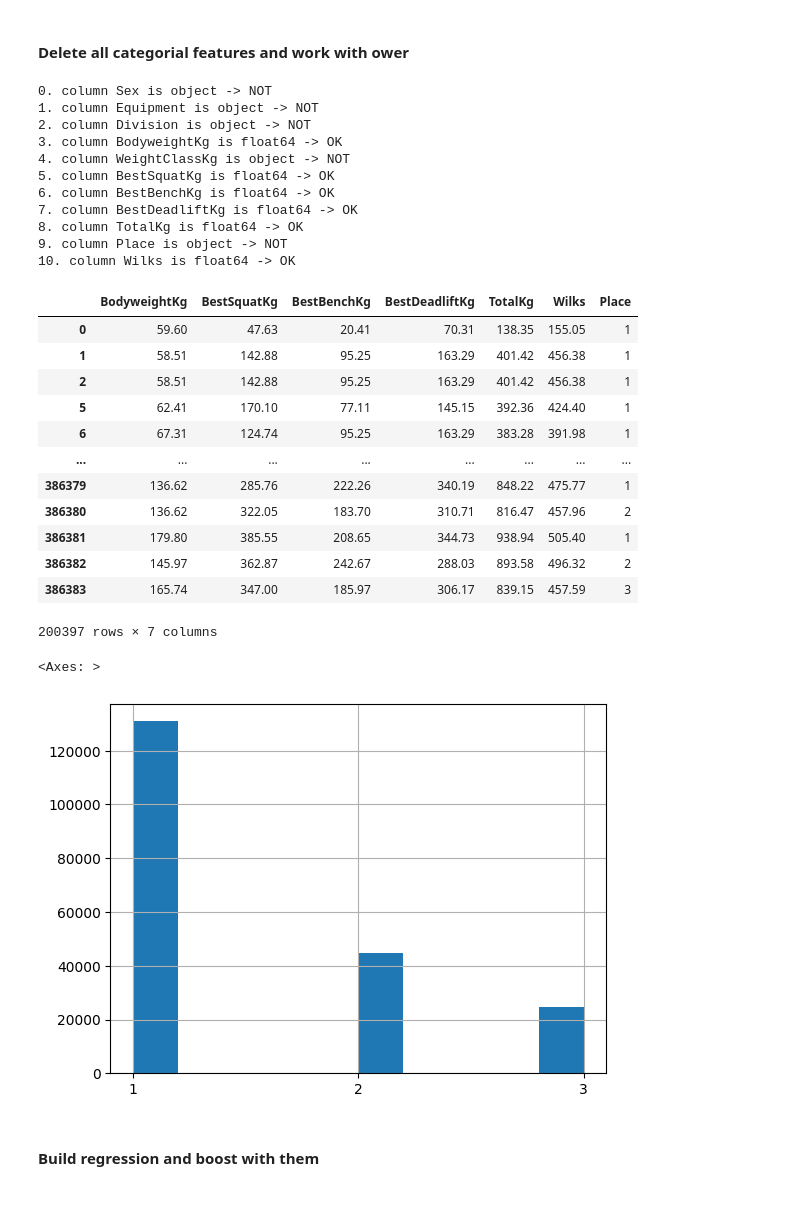
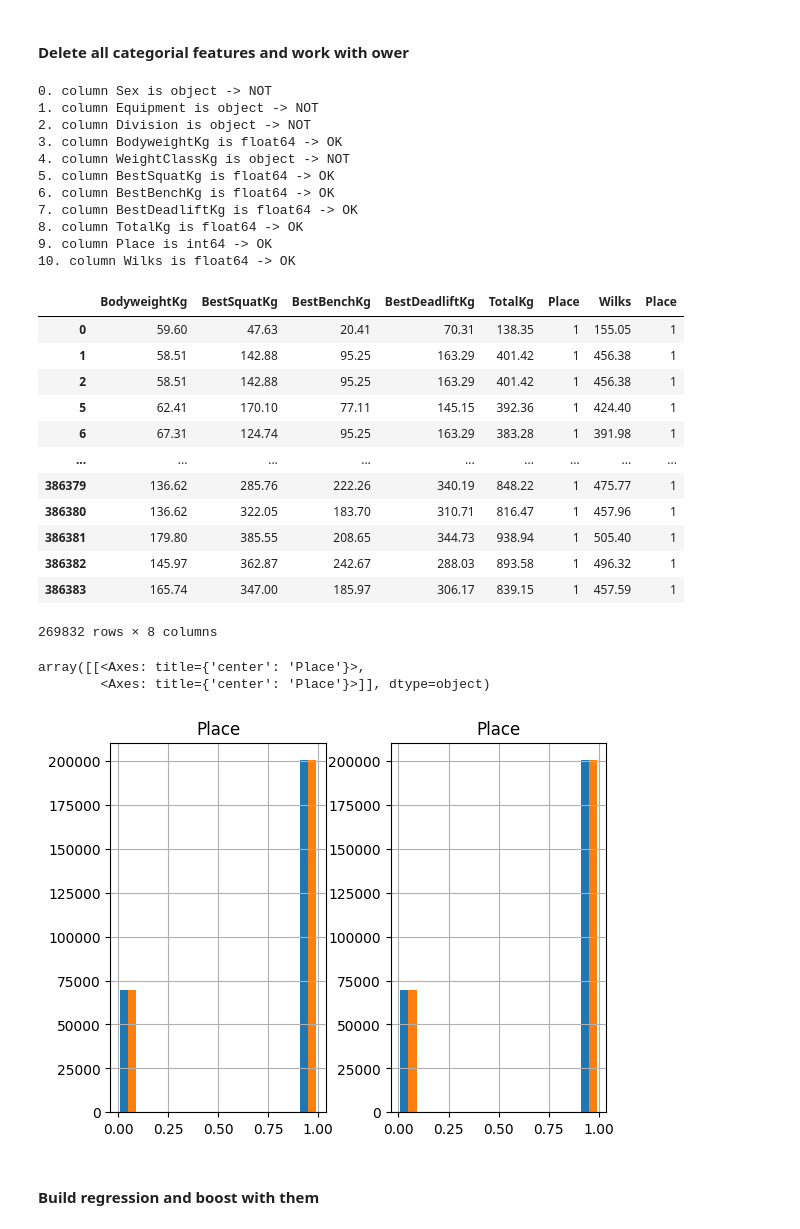
Before and after one commit to NikitaGoltsev/Theory_of_stat_decisions, a Jupyter notebook: lab04/lab04.ipynb, the cells around one changed output. Drawn from its saved outputs; the diff is of its cells as text; code cells hidden in the pictures; blank space fills up the shorter version.

Commit message:
Update_for_tables

```diff
--- a/lab04/lab04.ipynb
+++ b/lab04/lab04.ipynb
@@ -72,11 +74,25 @@ print(df.shape)
 (386414, 17)
 # %%
 # I need to drop some columns from dataframe
-Place_to_check = ['1', '2', '3']
+#  Place_to_check = ['1', '2']
+place_dict = {}
+winers_list = ['1', '2', '3']
 df = df.drop(columns=['Deadlift4Kg', 'Bench4Kg', 'Age', 'MeetID', 'Squat4Kg', 'Name'], axis=0)
 df = df.dropna()
 num_of_nan(df)
-df = df.loc[df['Place'].isin(Place_to_check)]
+
+'''
+#  df = df.loc[df['Place'].isin(Place_to_check)]
+places = df['Place'].unique()
+for ind, place in enumerate(places):
+    if(place in winers_list):
+        place_dict[place] = 1 # Призовые сеста
+    else:
+        place_dict[place] = 0 # Не призовые места
+
+#  df['Place'] = df['Place'].map(place_dict)
+df.Place = df.Place.replace(place_dict)
+'''
 print(df.shape)
 # %% [output]
 0. in Sex number of nan rows is 0
@@ -113,49 +129,64 @@ df
 def Only_num_columns(df: pd.DataFrame, row_num: np.int32, colm_num: np.int8) -> pd.DataFrame:
     df_res = pd.DataFrame()
     names = df.columns
     is_norm = {'i':1, 'f':1, 'd':1, 'o':0, 's':0}
     for index, name in enumerate(names):
         local_type = str(df[name].dtype)
         if is_norm[local_type[0]]:
             print(f'{index}. column {name} is {local_type} -> OK')
             extracted = df[name]
             #print(extracted)
             df_res = pd.concat([df_res, df[name]], axis=1)
         else:
             print(f'{index}. column {name} is {local_type} -> NOT')
 
     return df_res
 
+def convert_for_palace(df: pd.DataFrame, ln: np.int32) -> pd.DataFrame:
+
+    return df
+
 df_with_nums = pd.concat([Only_num_columns(df, df.shape[0], df.shape[1]), df['Place']], axis=1)
+places = df['Place'].unique()
+for ind, place in enumerate(places):
+    if(place in winers_list):
+        place_dict[place] = 1 # Призовые сеста
+    else:
+        place_dict[place] = 0 # Не призовые места
+
+#  df['Place'] = df['Place'].map(place_dict)
+df.Place = df.Place.replace(place_dict)
 display(df_with_nums)
+# df = df.drop(df.columns['Place'],axis=1)
 df_with_nums['Place'].hist()
 # %% [output]
 0. column Sex is object -> NOT
 1. column Equipment is object -> NOT
 2. column Division is object -> NOT
 3. column BodyweightKg is float64 -> OK
 4. column WeightClassKg is object -> NOT
 5. column BestSquatKg is float64 -> OK
 6. column BestBenchKg is float64 -> OK
 7. column BestDeadliftKg is float64 -> OK
 8. column TotalKg is float64 -> OK
-9. column Place is object -> NOT
+9. column Place is int64 -> OK
 10. column Wilks is float64 -> OK
-|  | BodyweightKg | BestSquatKg | BestBenchKg | BestDeadliftKg | TotalKg | Wilks | Place |
-| 0 | 59.60 | 47.63 | 20.41 | 70.31 | 138.35 | 155.05 | 1 |
-| 1 | 58.51 | 142.88 | 95.25 | 163.29 | 401.42 | 456.38 | 1 |
-| 2 | 58.51 | 142.88 | 95.25 | 163.29 | 401.42 | 456.38 | 1 |
-| 5 | 62.41 | 170.10 | 77.11 | 145.15 | 392.36 | 424.40 | 1 |
-| 6 | 67.31 | 124.74 | 95.25 | 163.29 | 383.28 | 391.98 | 1 |
-| ... | ... | ... | ... | ... | ... | ... | ... |
-| 386379 | 136.62 | 285.76 | 222.26 | 340.19 | 848.22 | 475.77 | 1 |
-| 386380 | 136.62 | 322.05 | 183.70 | 310.71 | 816.47 | 457.96 | 2 |
-| 386381 | 179.80 | 385.55 | 208.65 | 344.73 | 938.94 | 505.40 | 1 |
-| 386382 | 145.97 | 362.87 | 242.67 | 288.03 | 893.58 | 496.32 | 2 |
-| 386383 | 165.74 | 347.00 | 185.97 | 306.17 | 839.15 | 457.59 | 3 |
+|  | BodyweightKg | BestSquatKg | BestBenchKg | BestDeadliftKg | TotalKg | Place | Wilks | Place |
+| 0 | 59.60 | 47.63 | 20.41 | 70.31 | 138.35 | 1 | 155.05 | 1 |
+| 1 | 58.51 | 142.88 | 95.25 | 163.29 | 401.42 | 1 | 456.38 | 1 |
+| 2 | 58.51 | 142.88 | 95.25 | 163.29 | 401.42 | 1 | 456.38 | 1 |
+| 5 | 62.41 | 170.10 | 77.11 | 145.15 | 392.36 | 1 | 424.40 | 1 |
+| 6 | 67.31 | 124.74 | 95.25 | 163.29 | 383.28 | 1 | 391.98 | 1 |
+| ... | ... | ... | ... | ... | ... | ... | ... | ... |
+| 386379 | 136.62 | 285.76 | 222.26 | 340.19 | 848.22 | 1 | 475.77 | 1 |
+| 386380 | 136.62 | 322.05 | 183.70 | 310.71 | 816.47 | 1 | 457.96 | 1 |
+| 386381 | 179.80 | 385.55 | 208.65 | 344.73 | 938.94 | 1 | 505.40 | 1 |
+| 386382 | 145.97 | 362.87 | 242.67 | 288.03 | 893.58 | 1 | 496.32 | 1 |
+| 386383 | 165.74 | 347.00 | 185.97 | 306.17 | 839.15 | 1 | 457.59 | 1 |
-200397 rows × 7 columns
+269832 rows × 8 columns
-<Axes: >
+array([[<Axes: title={'center': 'Place'}>,
+        <Axes: title={'center': 'Place'}>]], dtype=object)
-[figure, old version]
+[figure, new version]
 # %% [markdown]
 <h4>Build regression and boost with them</h4>
 # %%
```
Also changed, not shown: parts of 6 cells of this notebook, 1 other file.
